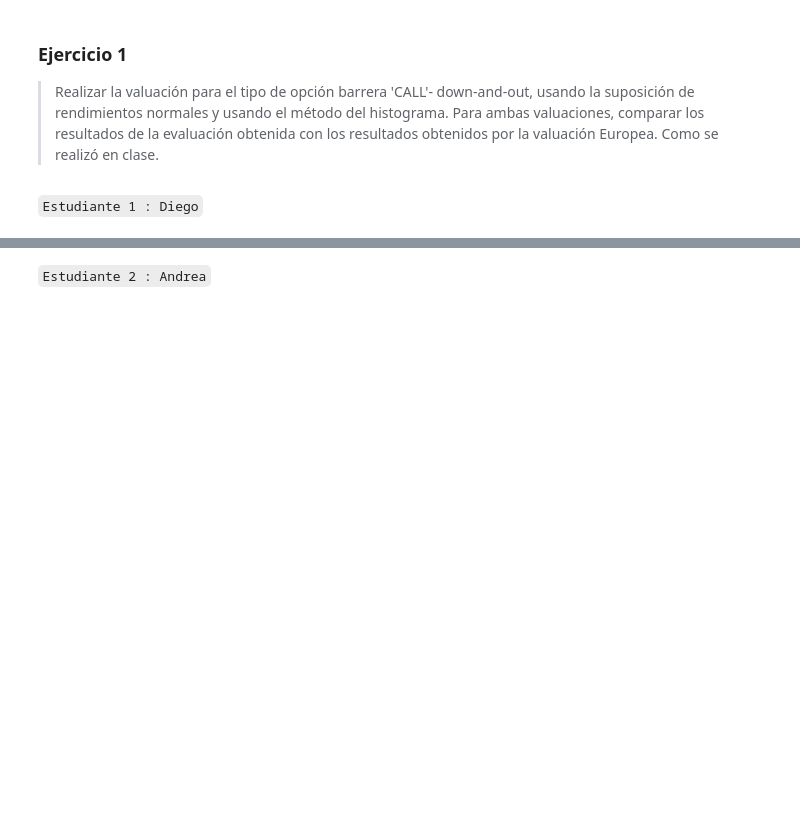
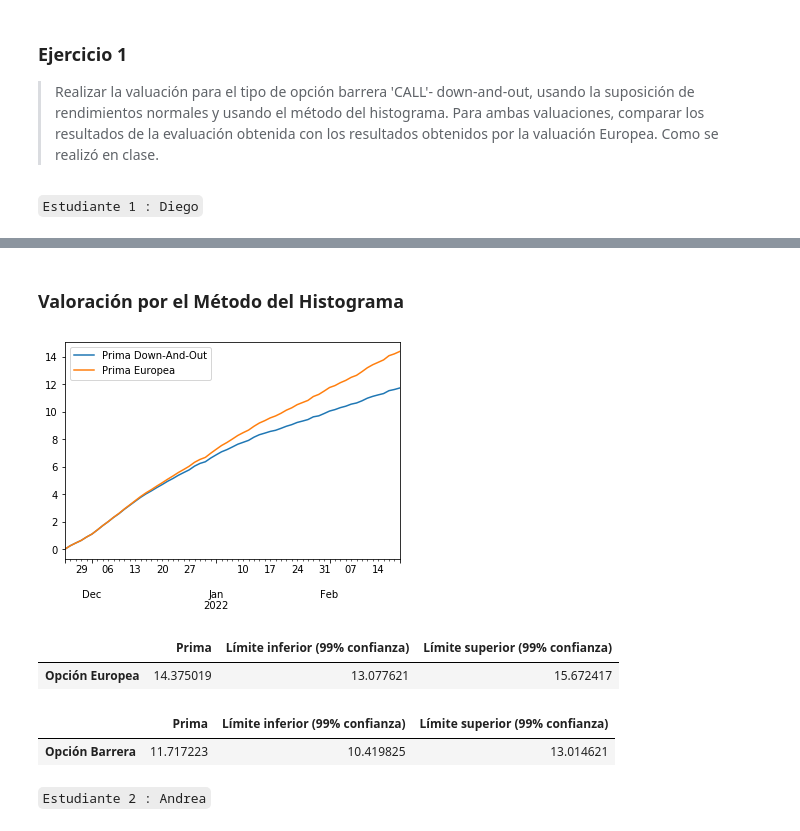
Before and after one commit to diegolazareno/Tarea10_DALopez_AFlores, a Jupyter notebook: Tarea10_DALopez_AFlores.ipynb, the cells around one changed output, grey strips where cells are left out. Drawn from its saved outputs; the diff is of its cells as text; code cells hidden in the pictures; blank space fills up the shorter version.

```diff
--- a/Tarea10_DALopez_AFlores.ipynb
+++ b/Tarea10_DALopez_AFlores.ipynb
@@ -38,3 +253,21 @@ Se habilitará un enlace en canvas para subir un cuaderno de python, con la solu
+# %% [markdown]
+### Valoración por el Método del Histograma
+# %%
+callEuropeo, callBarrera, simulations = histograma(fechaExpiracion, strike, msftReturns, mu, sigma, rf, prices[-1], "Call")
+ax = callBarrera.plot();
+callEuropeo.plot(ax = ax);
+# %% [output]
+[figure, added]
+# %%
+confidenceInterval(callEuropeo, simulations, "Opción Europea")
+# %% [output]
+|  | Prima | Límite inferior (99% confianza) | Límite superior (99% confianza) |
+| Opción Europea | 14.375019 | 13.077621 | 15.672417 |
+# %%
+confidenceInterval(callBarrera, simulations, "Opción Barrera")
+# %% [output]
+|  | Prima | Límite inferior (99% confianza) | Límite superior (99% confianza) |
+| Opción Barrera | 11.717223 | 10.419825 | 13.014621 |
 # %% [markdown]
 `Estudiante 2 : Andrea`
 # %% [markdown]
```
Also changed, not shown: parts of 9 cells of this notebook.
